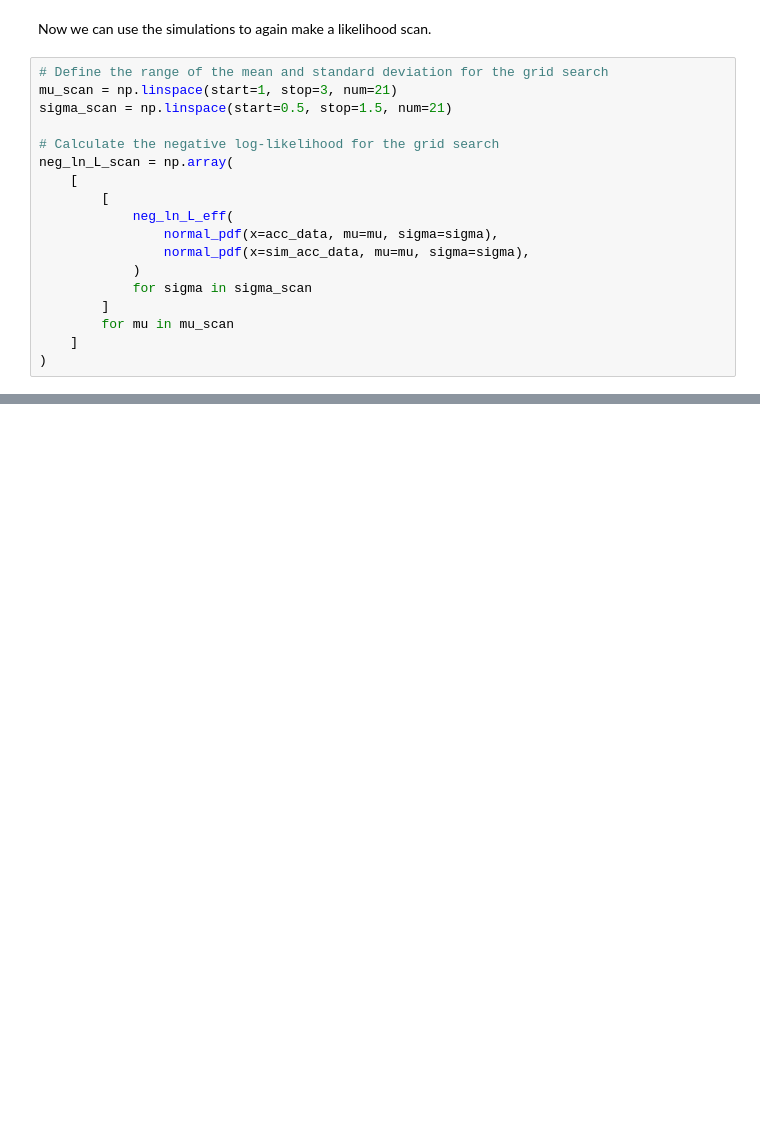
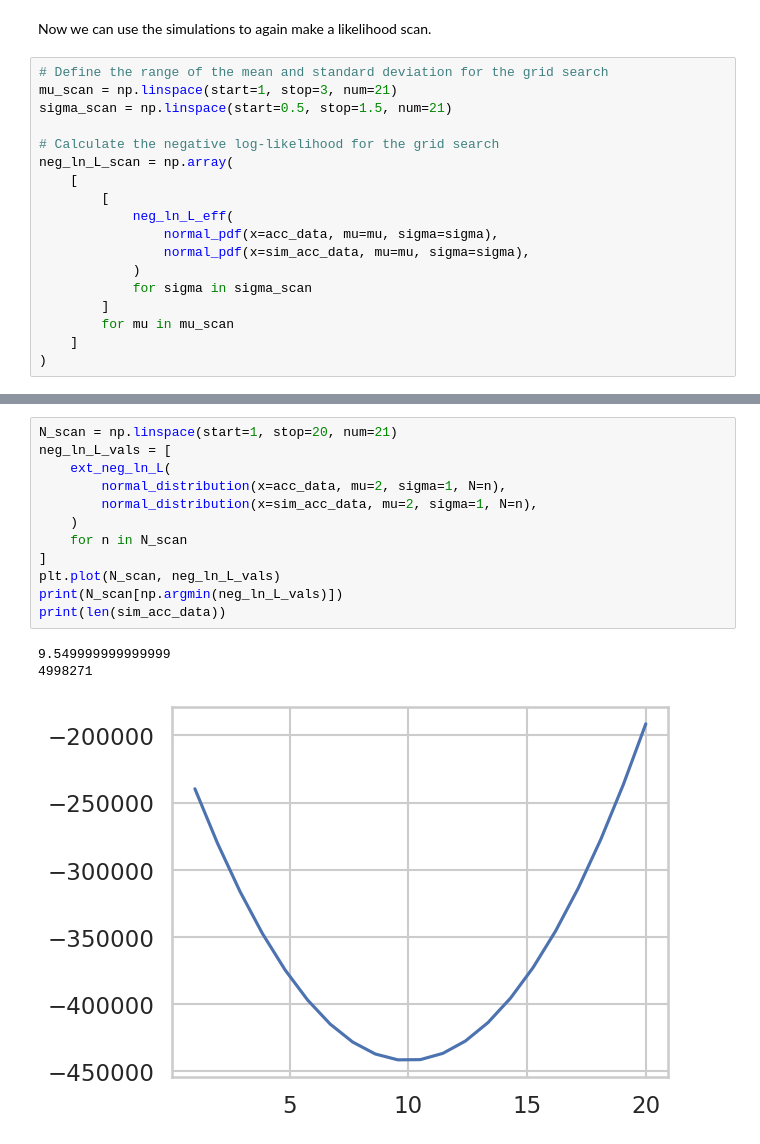
Before and after one commit to n-idw/tutorials, a Jupyter notebook: maximum_likelihood_method.ipynb, the cells around one changed output, grey strips where cells are left out. Cells and saved outputs as stored; diff of their text form; blank space fills up the shorter version.

```diff
--- a/maximum_likelihood_method.ipynb
+++ b/maximum_likelihood_method.ipynb
@@ -598,3 +625,19 @@ plt.show()
+# %%
+N_scan = np.linspace(start=1, stop=20, num=21)
+neg_ln_L_vals = [
+    ext_neg_ln_L(
+        normal_distribution(x=acc_data, mu=2, sigma=1, N=n),
+        normal_distribution(x=sim_acc_data, mu=2, sigma=1, N=n),
+    )
+    for n in N_scan
+]
+plt.plot(N_scan, neg_ln_L_vals)
+print(N_scan[np.argmin(neg_ln_L_vals)])
+print(len(sim_acc_data))
+# %% [output]
+9.549999999999999
+4998271
+[figure, added]
 # %%
 # Define the range of the mean and standard deviation for the grid search
 mu_scan = np.linspace(start=1, stop=3, num=21)
```
Also changed, not shown: parts of 20 cells of this notebook, 1 other file.
